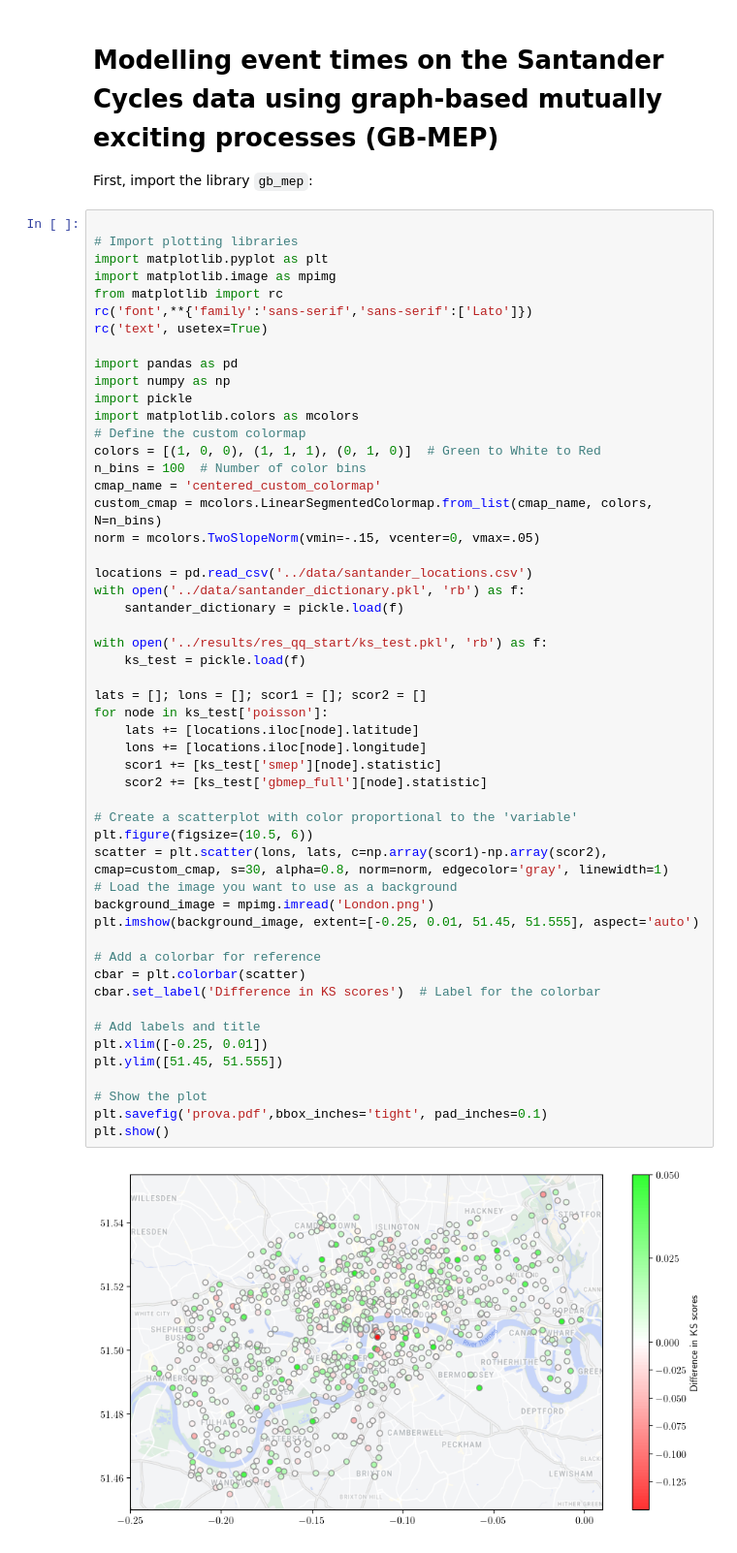
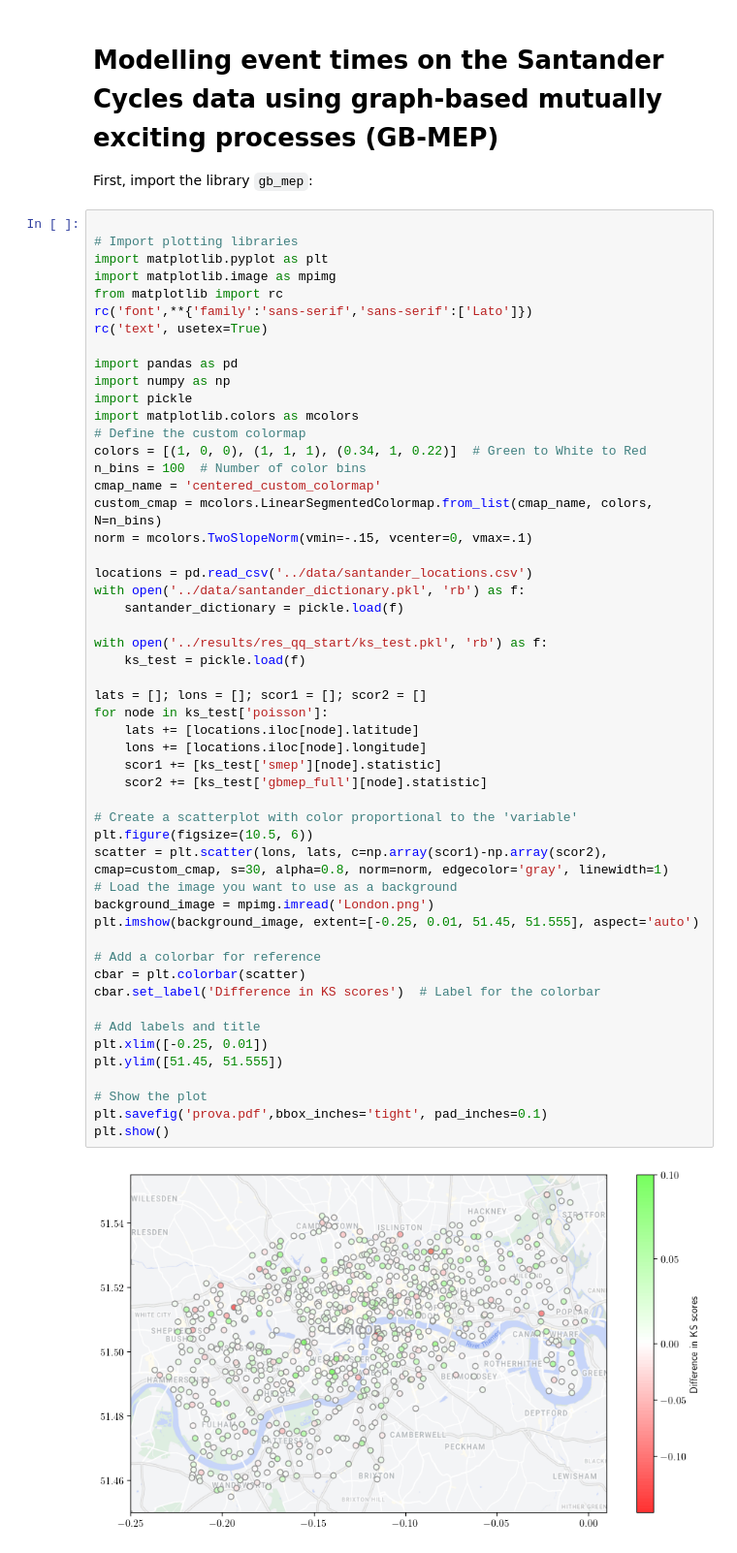
Before and after one commit to fraspass/gb-mep, a Jupyter notebook: plots/Santander_Cycles_Plots.ipynb, the cells around one changed output. Shown: that part at 97% size. Cells and saved outputs as stored; diff of their text form.

Commit message:
added plots

```diff
--- a/plots/Santander_Cycles_Plots.ipynb
+++ b/plots/Santander_Cycles_Plots.ipynb
@@ -15,11 +15,11 @@ import numpy as np
 import pickle
 import matplotlib.colors as mcolors
 # Define the custom colormap
-colors = [(1, 0, 0), (1, 1, 1), (0, 1, 0)]  # Green to White to Red
+colors = [(1, 0, 0), (1, 1, 1), (0.34, 1, 0.22)]  # Green to White to Red
 n_bins = 100  # Number of color bins
 cmap_name = 'centered_custom_colormap'
 custom_cmap = mcolors.LinearSegmentedColormap.from_list(cmap_name, colors, N=n_bins)
-norm = mcolors.TwoSlopeNorm(vmin=-.15, vcenter=0, vmax=.05)
+norm = mcolors.TwoSlopeNorm(vmin=-.15, vcenter=0, vmax=.1)
 
 locations = pd.read_csv('../data/santander_locations.csv')
 with open('../data/santander_dictionary.pkl', 'rb') as f:
@@ -27,31 +27,31 @@ with open('../data/santander_dictionary.pkl', 'rb') as f:
 
 with open('../results/res_qq_start/ks_test.pkl', 'rb') as f:
     ks_test = pickle.load(f)
 
 lats = []; lons = []; scor1 = []; scor2 = []
 for node in ks_test['poisson']:
     lats += [locations.iloc[node].latitude]
     lons += [locations.iloc[node].longitude]
     scor1 += [ks_test['smep'][node].statistic]
     scor2 += [ks_test['gbmep_full'][node].statistic]
 
 # Create a scatterplot with color proportional to the 'variable'
 plt.figure(figsize=(10.5, 6))
 scatter = plt.scatter(lons, lats, c=np.array(scor1)-np.array(scor2), cmap=custom_cmap, s=30, alpha=0.8, norm=norm, edgecolor='gray', linewidth=1)
 # Load the image you want to use as a background
 background_image = mpimg.imread('London.png')
 plt.imshow(background_image, extent=[-0.25, 0.01, 51.45, 51.555], aspect='auto')
 
 # Add a colorbar for reference
 cbar = plt.colorbar(scatter)
 cbar.set_label('Difference in KS scores')  # Label for the colorbar
 
 # Add labels and title
 plt.xlim([-0.25, 0.01])
 plt.ylim([51.45, 51.555])
 
 # Show the plot
 plt.savefig('prova.pdf',bbox_inches='tight', pad_inches=0.1)
 plt.show()
 # %% [output]
-[figure, old version]
+[figure, new version]
```
Also changed, not shown: 9 other files.
